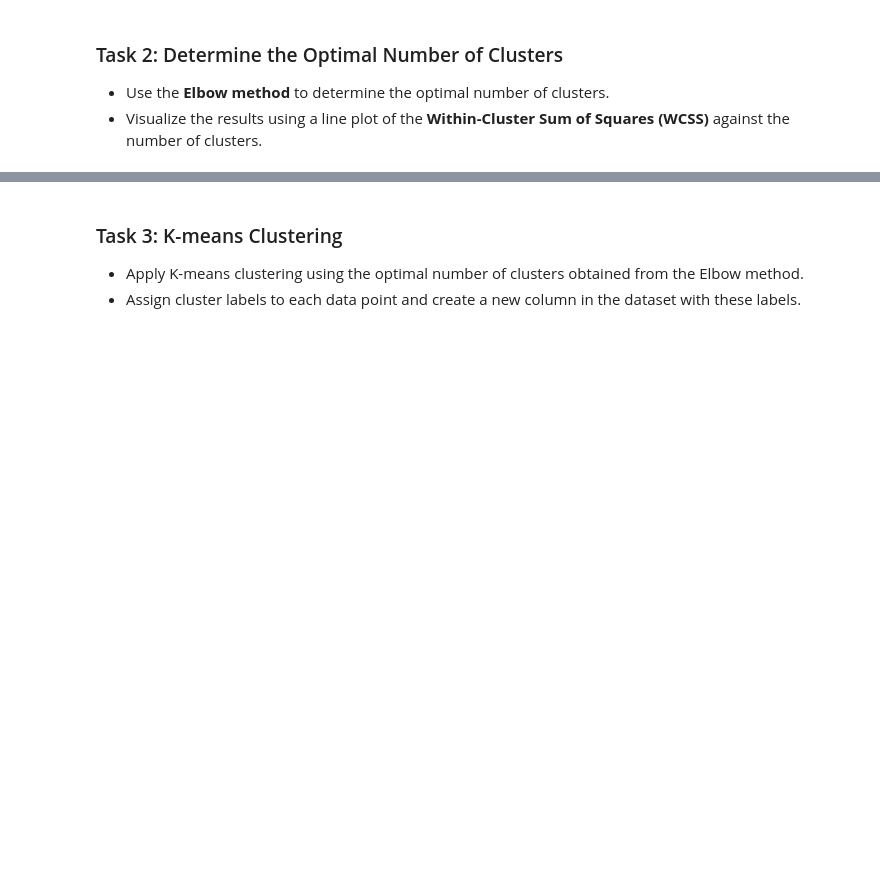
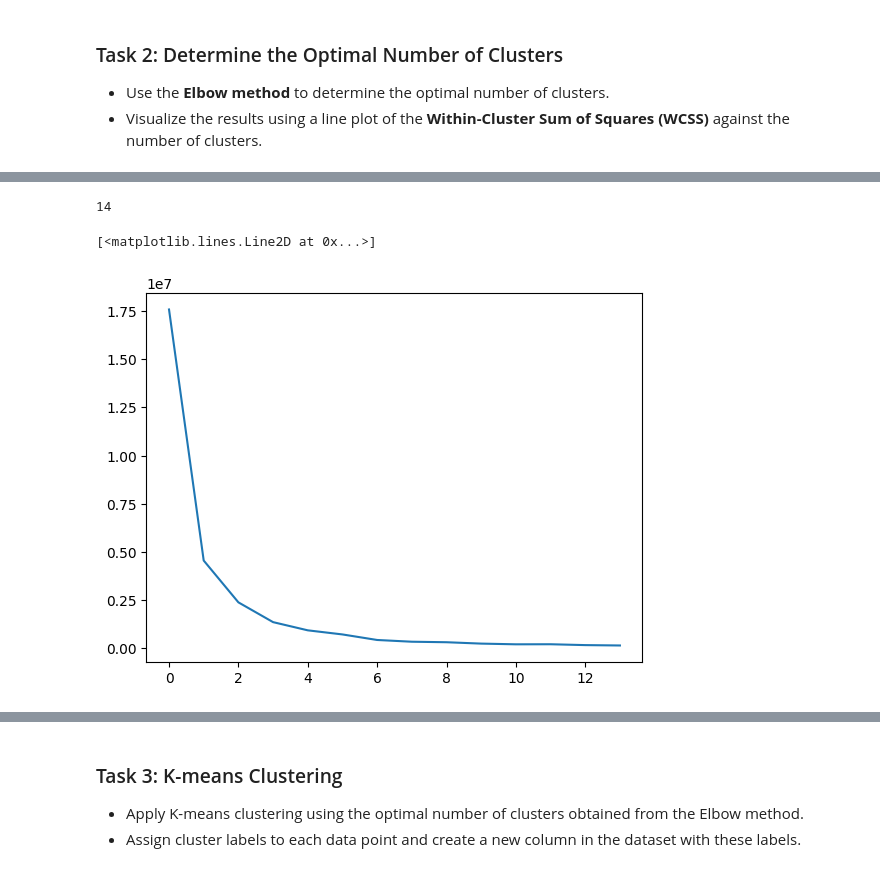
Before and after one commit to avimallik/machine_learning_workbench, a Jupyter notebook: Cluster_Analysis_K-Means/practice/Assignment on Cluster Analysis.ipynb, the cells around one changed output, grey strips where cells are left out. Cells and saved outputs as stored; diff of their text form; code cells hidden in the pictures; blank space fills up the shorter version.

```diff
--- a/Cluster_Analysis_K-Means/practice/Assignment on Cluster Analysis.ipynb
+++ b/Cluster_Analysis_K-Means/practice/Assignment on Cluster Analysis.ipynb
@@ -100,3 +94,6 @@ sns.pairplot(df)
 ### Task 2: Determine the Optimal Number of Clusters
 - Use the **Elbow method** to determine the optimal number of clusters.
 - Visualize the results using a line plot of the **Within-Cluster Sum of Squares (WCSS)** against the number of clusters.
+# %%
+km = KMeans()
+km
@@ -102,0 +111,2 @@ sns.pairplot(df)
+# %%
+km.fit(df)
@@ -102,0 +151,8 @@ sns.pairplot(df)
+# %%
+wcss = []
+for i in range(1, 15):
+    km_each = KMeans(n_clusters=i)
+    km_each.fit_predict(df.values)
+    wcss.append(km_each.inertia_)
+
+wcss
@@ -102,0 +174,9 @@ sns.pairplot(df)
+# %%
+len(wcss)
+# %% [output]
+14
+# %%
+plt.plot(range(0, 14), wcss)
+# %% [output]
+[<matplotlib.lines.Line2D at 0x...>]
+[figure, added]
```
Also changed, not shown: parts of 25 cells of this notebook, 1 other file.
